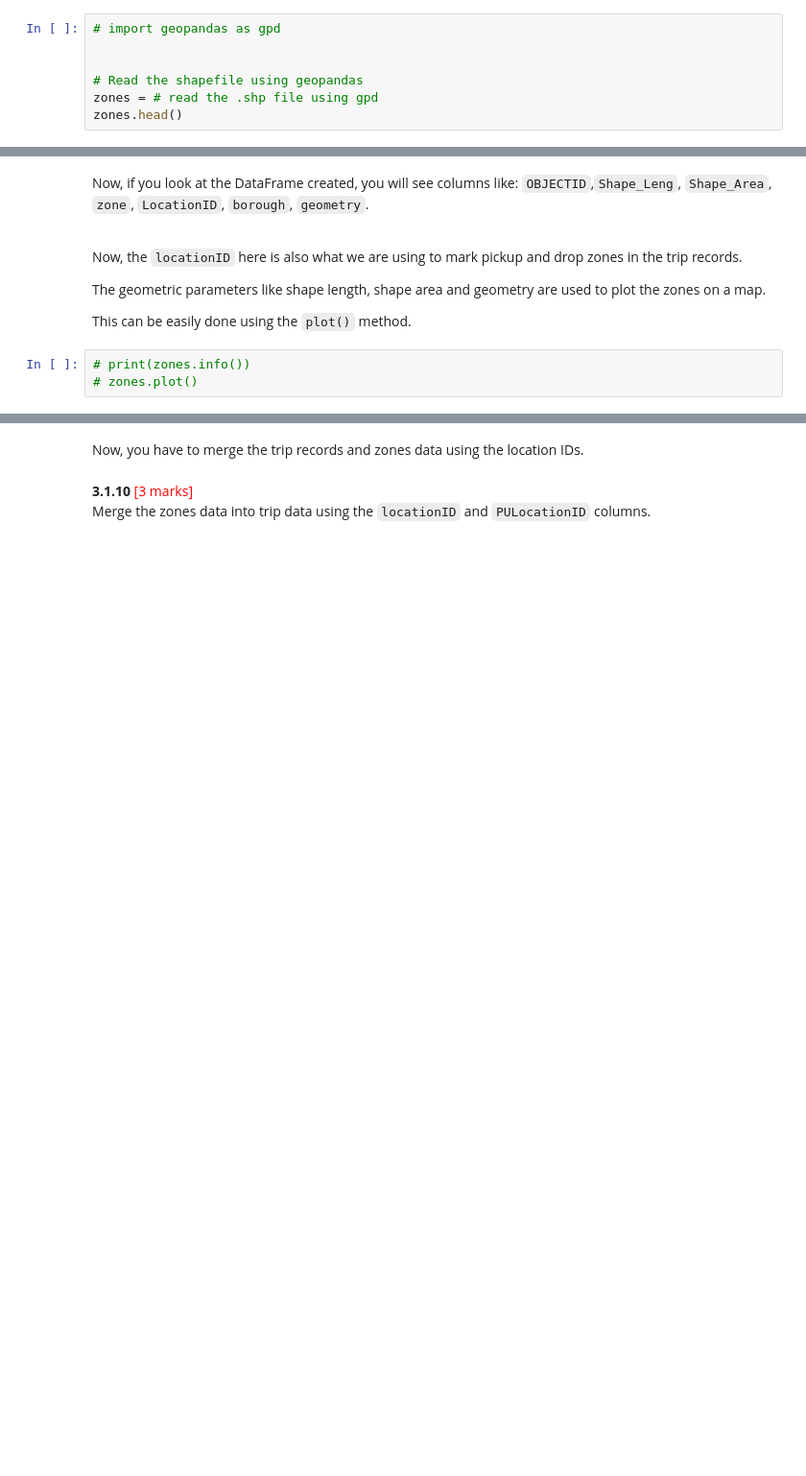
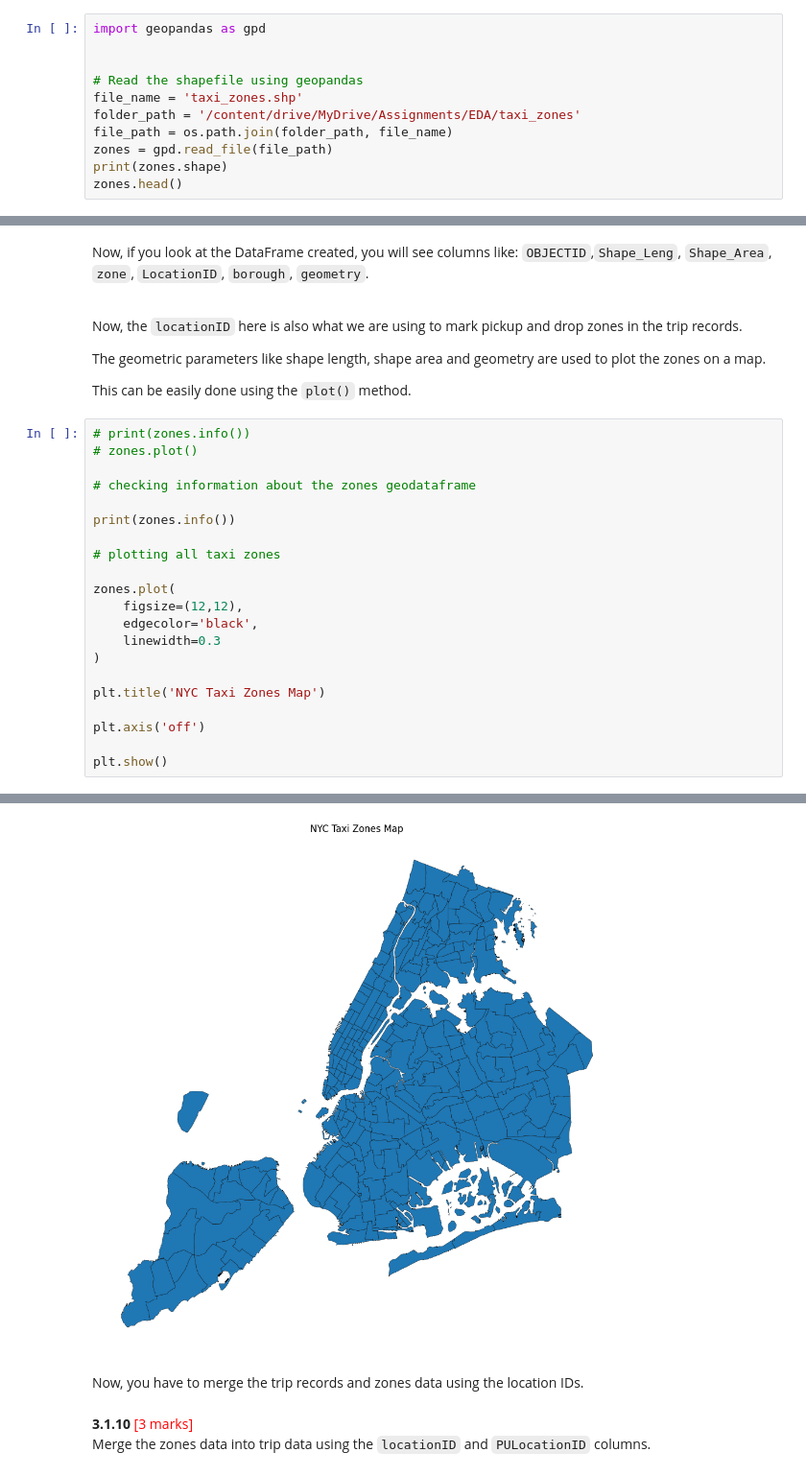
Before and after one commit to viswanathamveluri/epg-appliedai, a Jupyter notebook: assessment/EDA_Assg_NYC_Taxi_Starter.ipynb, the cells around one changed output, grey strips where cells are left out. Shown at 96% size. Cells and saved outputs as stored; diff of their text form; blank space fills up the shorter version.

```diff
--- a/assessment/EDA_Assg_NYC_Taxi_Starter.ipynb
+++ b/assessment/EDA_Assg_NYC_Taxi_Starter.ipynb
@@ -1838,9 +1851,13 @@ Reading the shapefile is very similar to *Pandas*. Use `gpd.read_file()` functio
 **3.1.9** <font color = red>[2 marks]</font> <br>
 Load the shapefile and display it.
 # %%
-# import geopandas as gpd
+import geopandas as gpd
 
 
 # Read the shapefile using geopandas
-zones = # read the .shp file using gpd
+file_name = 'taxi_zones.shp'
+folder_path = '/content/drive/MyDrive/Assignments/EDA/taxi_zones'
+file_path = os.path.join(folder_path, file_name)
+zones = gpd.read_file(file_path)
+print(zones.shape)
 zones.head()
@@ -1853,6 +1878,25 @@ Now, the `locationID` here is also what we are using to mark pickup and drop zon
 The geometric parameters like shape length, shape area and geometry are used to plot the zones on a map.
 
 This can be easily done using the `plot()` method.
-# %%
-# print(zones.info())
-# zones.plot()
+# %%
+# print(zones.info())
+# zones.plot()
+
+# checking information about the zones geodataframe
+
+print(zones.info())
+
+# plotting all taxi zones
+
+zones.plot(
+    figsize=(12,12),
+    edgecolor='black',
+    linewidth=0.3
+)
+
+plt.title('NYC Taxi Zones Map')
+
+plt.axis('off')
+
+plt.show()
+# %% [output]
@@ -1859,3 +1918,4 @@ This can be easily done using the `plot()` method.
+[figure, added]
 # %% [markdown]
 Now, you have to merge the trip records and zones data using the location IDs.
 # %% [markdown]
```
Also changed, not shown: parts of 3 cells of this notebook.
